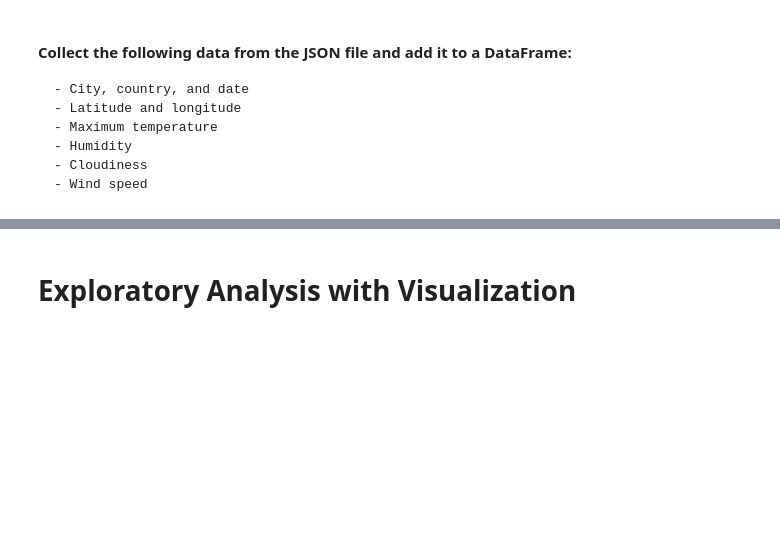
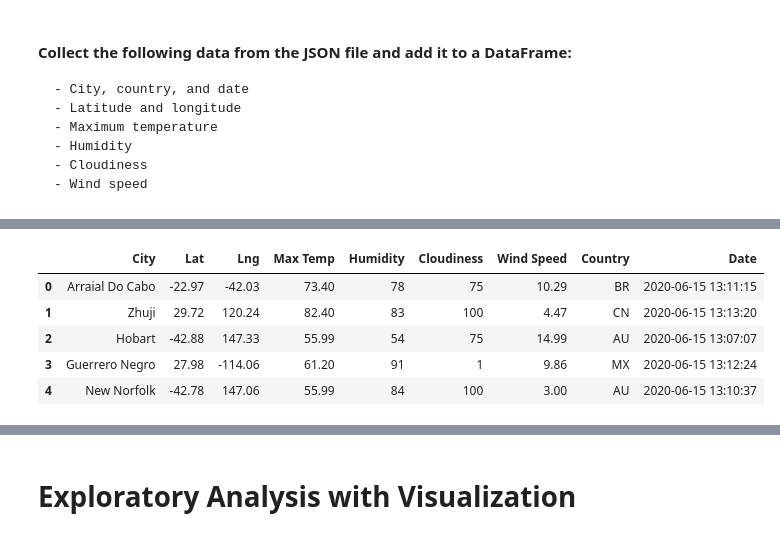
Before and after one commit to sathvikaithala/world_weather-analysis, a Jupyter notebook: WeatherPy.ipynb, the cells around one changed output, grey strips where cells are left out. Saved outputs shown, nothing was run; the diff lists cells and outputs as text; code cells hidden in the pictures; blank space fills up the shorter version.

Commit message:
completed 6.2.7, csv with city data created

```diff
--- a/WeatherPy.ipynb
+++ b/WeatherPy.ipynb
@@ -59,0 +66,10 @@ len(cities)
+# %%
+# Starting URL for Weather Map API Call.
+url = "http://api.openweathermap.org/data/2.5/weather?units=Imperial&APPID=" + weather_api_key
+print(url)
+
+# for farenheit, use units=imperial
+# for celsius, use units=metric
+# no units described will output in Kelvin
+
+# this output link will result in an error because we have not defined the city
@@ -61,0 +139,8 @@ len(cities)
+# %%
+# Create an endpoint URL for a city.
+city_url = url + "&q=" + "Boston"
+city_weather = requests.get(city_url)
+if city_weather.status_code == 200:
+    print(f"City Weather found.")
+else:
+    print(f"City weather not found.")
@@ -69,0 +283,15 @@ len(cities)
+# %%
+# create the dataframe with city data
+
+# city_data is the dictionary we have with all the info.
+
+city_data_df = pd.DataFrame(city_data)
+
+city_data_df.head()
+# %% [output]
+|  | City | Lat | Lng | Max Temp | Humidity | Cloudiness | Wind Speed | Country | Date |
+| 0 | Arraial Do Cabo | -22.97 | -42.03 | 73.40 | 78 | 75 | 10.29 | BR | 2020-06-15 13:11:15 |
+| 1 | Zhuji | 29.72 | 120.24 | 82.40 | 83 | 100 | 4.47 | CN | 2020-06-15 13:13:20 |
+| 2 | Hobart | -42.88 | 147.33 | 55.99 | 54 | 75 | 14.99 | AU | 2020-06-15 13:07:07 |
+| 3 | Guerrero Negro | 27.98 | -114.06 | 61.20 | 91 | 1 | 9.86 | MX | 2020-06-15 13:12:24 |
+| 4 | New Norfolk | -42.78 | 147.06 | 55.99 | 84 | 100 | 3.00 | AU | 2020-06-15 13:10:37 |
```
Also changed, not shown: parts of 18 cells of this notebook, 2 other files.
